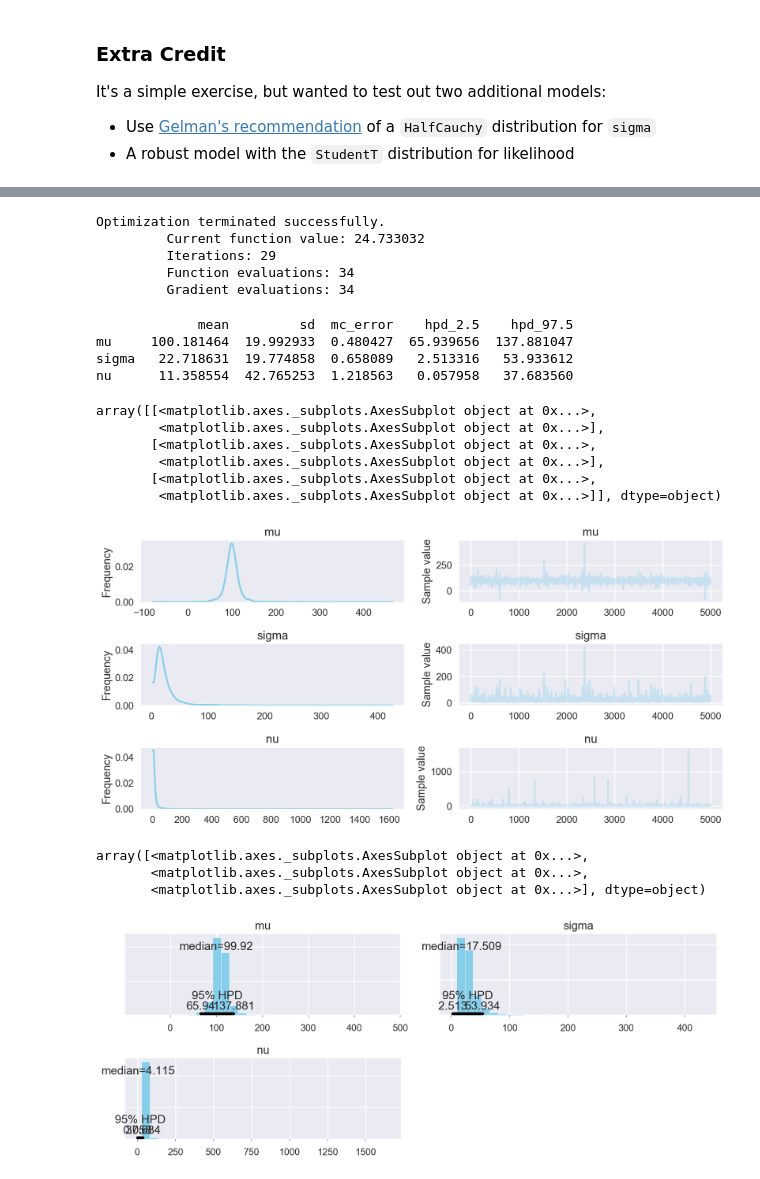
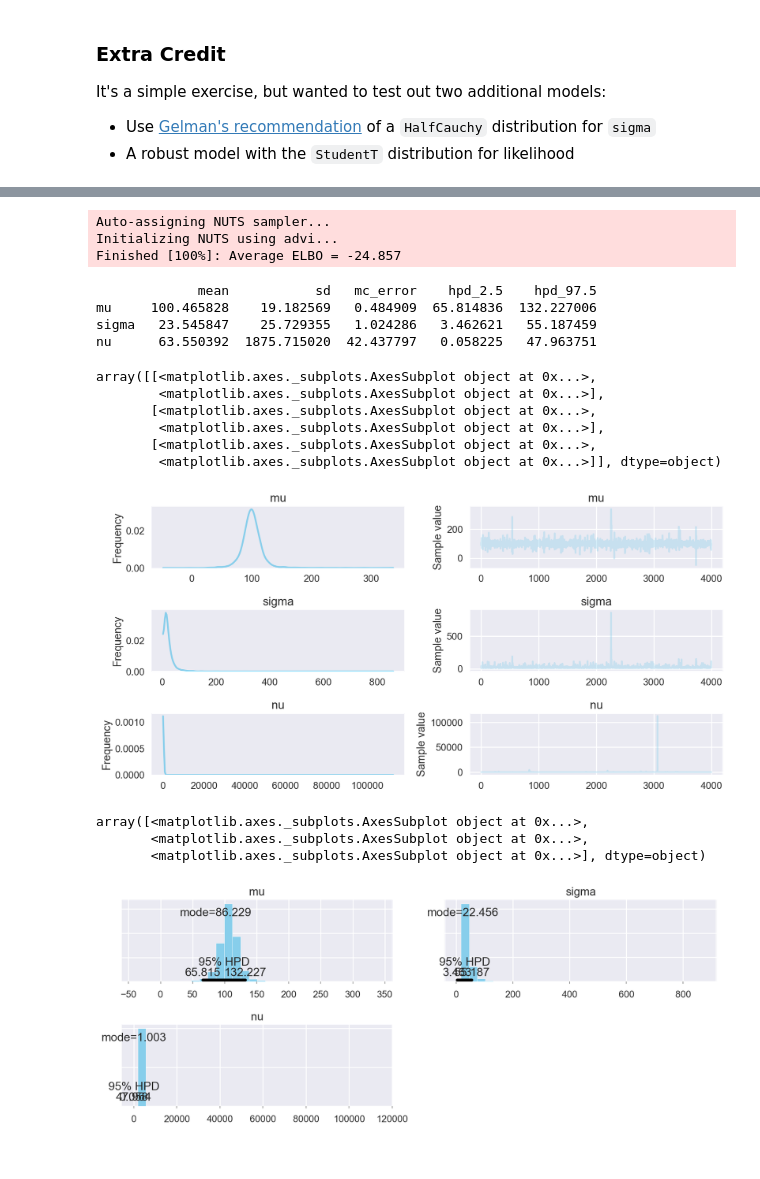
Before and after one commit to zachwill/mcmc, a Jupyter notebook: 16_01_estimating_mean_and_stddev_of_normal_dist.ipynb, the cells around one changed output, grey strips where cells are left out. Drawn from its saved outputs; the diff is of its cells as text; code cells hidden in the pictures.

```diff
--- a/16_01_estimating_mean_and_stddev_of_normal_dist.ipynb
+++ b/16_01_estimating_mean_and_stddev_of_normal_dist.ipynb
@@ -12,12 +12,7 @@ import pymc3 as pm
 import theano.tensor as tt
 from scipy import stats as st
 
-import matplotlib.pyplot as plt
-import seaborn as sns
-
-# Kruschke's light blue color
-sns.set_palette(["#87ceeb"])
-sns.set_context("talk")
+from utils import plt, sns
 # %%
 # True params: mu = 100, sigma = 15
 data = [85, 100, 115]
@@ -32,10 +27,8 @@ with pm.Model() as model:
     # Likelihood
     y = pm.Normal("y", mu=mu, tau=tau, observed=data)
     # Sample
-    start = pm.find_MAP()
-    step = pm.Metropolis()
-    trace = pm.sample(10000, step, start)
+    trace = pm.sample(draws=5000, tune=1000, chain=3)
 
-burn_in = 5000
+burn_in = 1000
 # %% [output]
 [85, 100, 115]
@@ -79,7 +70,5 @@ with pm.Model() as gelman_model:
     # Likelihood
     y = pm.Normal("y", mu=mu, sd=sigma, observed=data)
     # Sample
-    start = pm.find_MAP()
-    step = pm.NUTS()
-    trace = pm.sample(10000, step, start)
+    trace = pm.sample(draws=5000, tune=1000, chain=3)
 # %% [output]
@@ -110,37 +97,33 @@ with pm.Model() as t_model:
     # Likelihood
     y = pm.StudentT("y", nu=nu, mu=mu, sd=sigma, observed=data)
     # Sample
-    start = pm.find_MAP()
-    step = pm.NUTS()
-    trace = pm.sample(10000, step, start)
+    trace = pm.sample(draws=5000, tune=1000, chain=3)
 # %% [output]
-Optimization terminated successfully.
-         Current function value: 24.733032
-         Iterations: 29
-         Function evaluations: 34
-         Gradient evaluations: 34
+Auto-assigning NUTS sampler...
+Initializing NUTS using advi...
+Finished [100%]: Average ELBO = -24.857
 # %%
 print pm.df_summary(trace[burn_in:])
 pm.traceplot(trace[burn_in:])
 # %% [output]
-             mean         sd  mc_error    hpd_2.5    hpd_97.5
-mu     100.181464  19.992933  0.480427  65.939656  137.881047
-sigma   22.718631  19.774858  0.658089   2.513316   53.933612
-nu      11.358554  42.765253  1.218563   0.057958   37.683560
+             mean           sd   mc_error    hpd_2.5    hpd_97.5
+mu     100.465828    19.182569   0.484909  65.814836  132.227006
+sigma   23.545847    25.729355   1.024286   3.462621   55.187459
+nu      63.550392  1875.715020  42.437797   0.058225   47.963751
 array([[<matplotlib.axes._subplots.AxesSubplot object at 0x...>,
         <matplotlib.axes._subplots.AxesSubplot object at 0x...>],
        [<matplotlib.axes._subplots.AxesSubplot object at 0x...>,
         <matplotlib.axes._subplots.AxesSubplot object at 0x...>],
        [<matplotlib.axes._subplots.AxesSubplot object at 0x...>,
         <matplotlib.axes._subplots.AxesSubplot object at 0x...>]], dtype=object)
-[figure, old version]
+[figure, new version]
 # %%
-pm.plot_posterior(trace[burn_in:], point_estimate="median")
+pm.plot_posterior(trace[burn_in:], point_estimate="mode")
 # %% [output]
 array([<matplotlib.axes._subplots.AxesSubplot object at 0x...>,
        <matplotlib.axes._subplots.AxesSubplot object at 0x...>,
        <matplotlib.axes._subplots.AxesSubplot object at 0x...>], dtype=object)
-[figure, old version]
+[figure, new version]
 # %%
 # Wanted to take a closer look at `nu`
 pm.summary(trace[burn_in:], varnames=["nu"])
```
Also changed, not shown: parts of 6 cells of this notebook, 3 other files.
